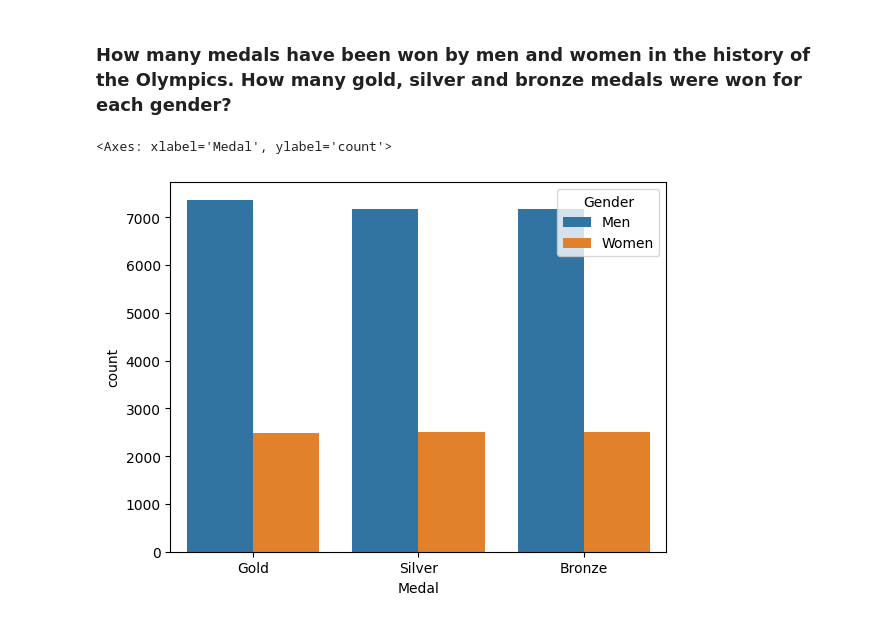
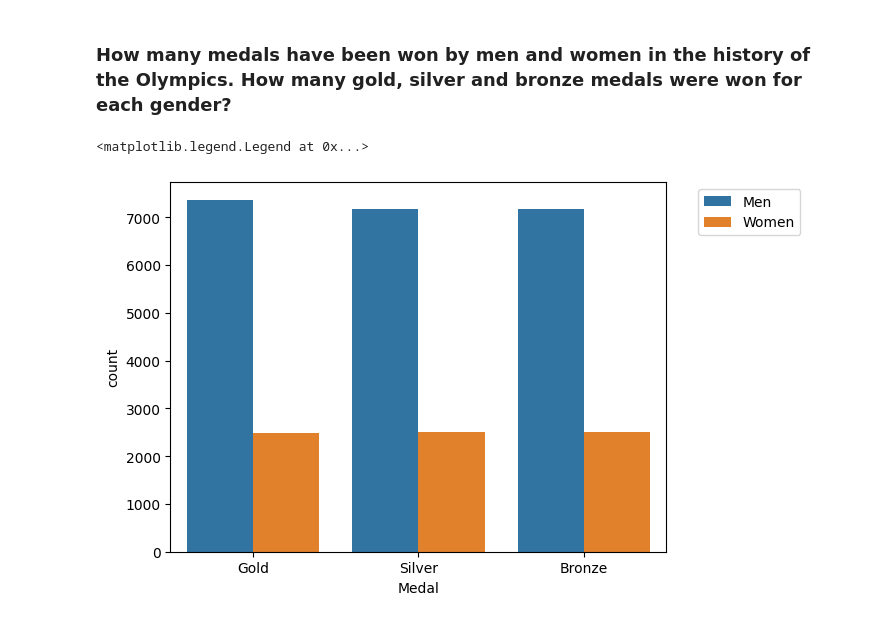
Before and after one commit to krishnabhunia/VSCode-Programs, a Jupyter notebook: pandas_linkedin_essential_code/Ch05 Basic plotting.ipynb, the cells around one changed output. Drawn from its saved outputs; the diff is of its cells as text; code cells hidden in the pictures.

```diff
--- a/pandas_linkedin_essential_code/Ch05 Basic plotting.ipynb
+++ b/pandas_linkedin_essential_code/Ch05 Basic plotting.ipynb
@@ -107,6 +107,7 @@ import seaborn as sns
 ### How many medals have been won by men and women in the history of the Olympics. How many gold, silver and bronze medals were won for each gender?
 # %%
 sns.countplot(x='Medal',data=oo, hue='Gender')
+plt.legend(bbox_to_anchor=(1.05, 1), loc='upper left')  # Moves the legend outside the plot
 # %% [output]
-<Axes: xlabel='Medal', ylabel='count'>
+<matplotlib.legend.Legend at 0x...>
-[figure, old version]
+[figure, new version]
```
